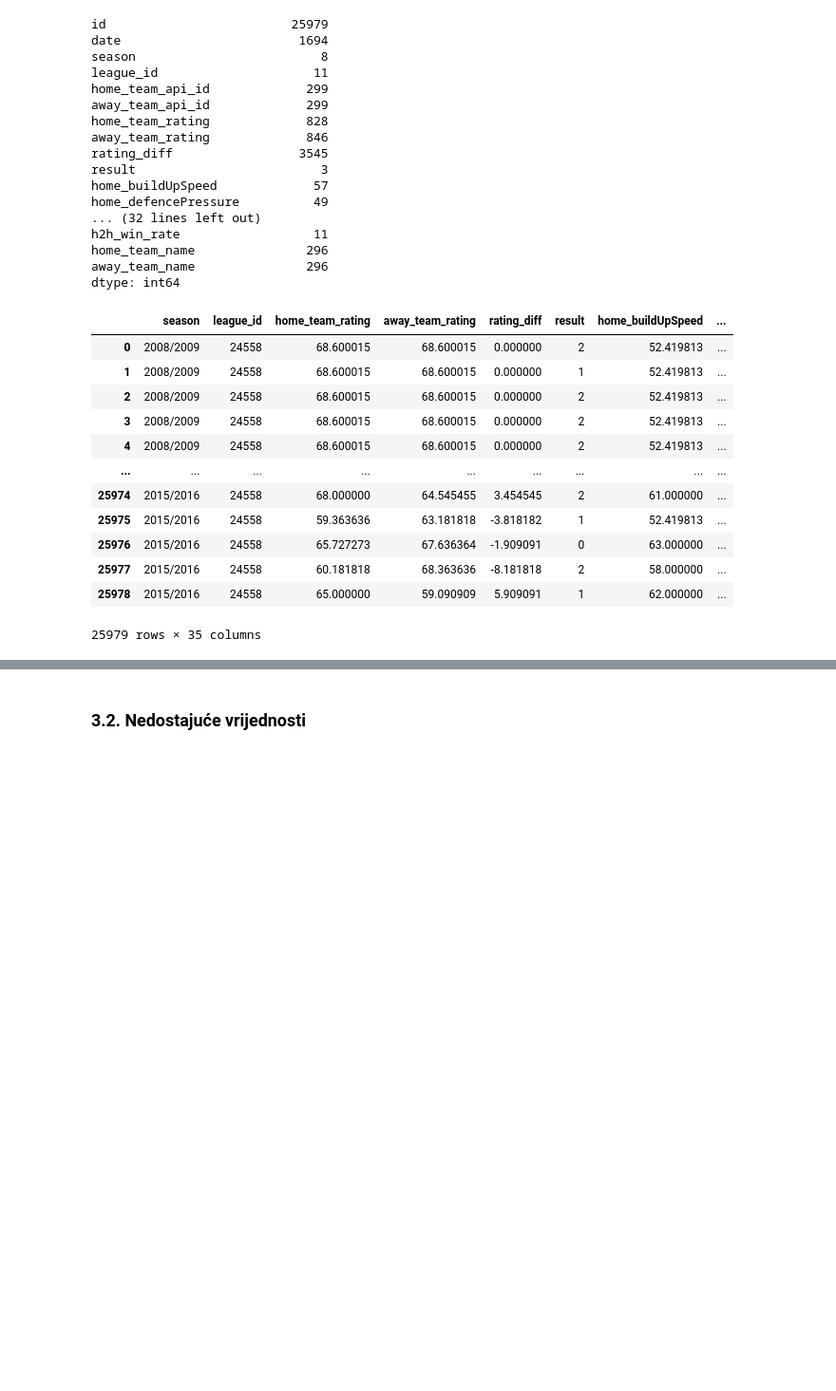
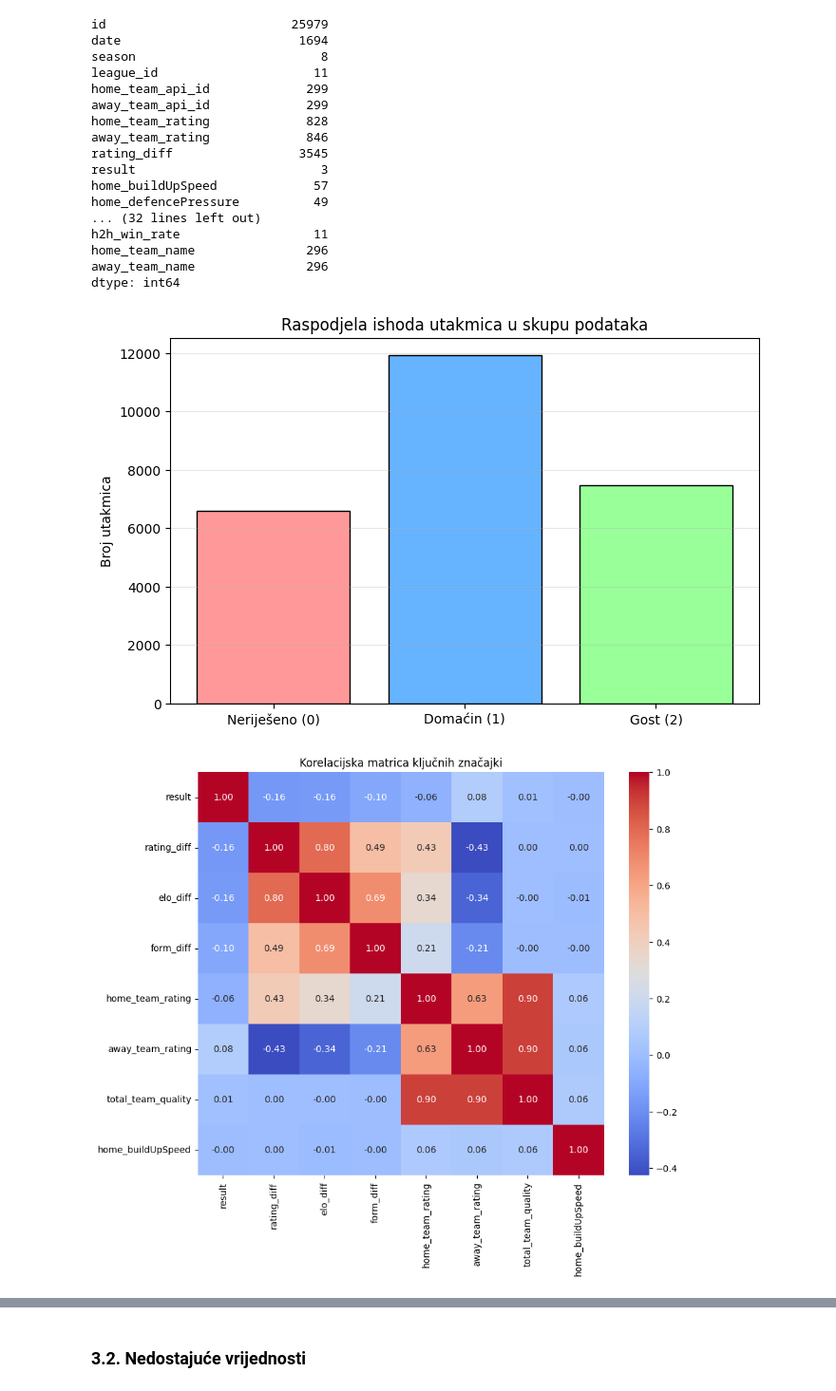
Before and after one commit to as547777/Neural-Networks-Football-Match-Prediction, a Jupyter notebook: Predviđanje ishoda nogometnih utakmica.ipynb, the cells around one changed output, grey strips where cells are left out. Shown at 95% size. Cells and saved outputs as stored; diff of their text form; code cells hidden in the pictures; blank space fills up the shorter version.

```diff
--- a/Predviđanje ishoda nogometnih utakmica.ipynb
+++ b/Predviđanje ishoda nogometnih utakmica.ipynb
@@ -732,32 +732,64 @@ dtype: int64
 # %%
 drop_cols = [
     'id',
     'date',
     'home_team_api_id',
     'away_team_api_id',
     'B365H',
     'B365D',
     'B365A',
     'BWH',
     'BWD',
     'BWA',
     'home_team_name',
     'away_team_name'
 ]
 
 model_df = glavna_df.drop(columns=drop_cols)
 model_df
+
+import matplotlib.pyplot as plt
+import seaborn as sns
+
+plt.figure(figsize=(8, 5))
+count_data = model_df['result'].value_counts().sort_index()
+labels = ['Neriješeno (0)', 'Domaćin (1)', 'Gost (2)']
+colors = ['#ff9999','#66b3ff','#99ff99']
+plt.bar(labels, count_data, color=colors, edgecolor='black')
+plt.title('Raspodjela ishoda utakmica u skupu podataka')
+plt.ylabel('Broj utakmica')
+plt.grid(axis='y', alpha=0.3)
+plt.savefig('distribucija_klasa.png', dpi=300)
+plt.show()
+
+plt.figure(figsize=(10, 8))
+cols_to_plot = ['result', 'rating_diff', 'elo_diff', 'form_diff',
+                'home_team_rating', 'away_team_rating', 'total_team_quality', 'home_buildUpSpeed']
+corr_matrix = model_df[cols_to_plot].corr()
+sns.heatmap(corr_matrix, annot=True, cmap='coolwarm', fmt=".2f")
+plt.title('Korelacijska matrica ključnih značajki')
+plt.savefig('korelacija.png', dpi=300)
+plt.show()
+
+team_id = 8634
+team_name = "FC Barcelona"
+
+home_matches = glavna_df[glavna_df['home_team_api_id'] == team_id][['date', 'home_elo_before']].rename(columns={'home_elo_before': 'elo'})
+away_matches = glavna_df[glavna_df['away_team_api_id'] == team_id][['date', 'away_elo_before']].rename(columns={'away_elo_before': 'elo'})
+
+team_elo_history = pd.concat([home_matches, away_matches]).sort_values('date')
+
+plt.figure(figsize=(12, 6))
+plt.plot(pd.to_datetime(team_elo_history['date']), team_elo_history['elo'], label=f'{team_name} ELO', color='darkblue', linewidth=2)
+plt.title(f'Kretanje ELO rejtinga kroz vrijeme ({team_name})')
+plt.xlabel('Datum')
+plt.ylabel('ELO bodovi')
+plt.grid(True, alpha=0.3)
+plt.legend()
+plt.tight_layout()
+
+plt.savefig('elo_vremenski.png', dpi=300)
+plt.show()
 # %% [output]
-|  | season | league_id | home_team_rating | away_team_rating | rating_diff | result | home_buildUpSpeed | ... |
-| 0 | 2008/2009 | 24558 | 68.600015 | 68.600015 | 0.000000 | 2 | 52.419813 | ... |
-| 1 | 2008/2009 | 24558 | 68.600015 | 68.600015 | 0.000000 | 1 | 52.419813 | ... |
-| 2 | 2008/2009 | 24558 | 68.600015 | 68.600015 | 0.000000 | 2 | 52.419813 | ... |
-| 3 | 2008/2009 | 24558 | 68.600015 | 68.600015 | 0.000000 | 2 | 52.419813 | ... |
-| 4 | 2008/2009 | 24558 | 68.600015 | 68.600015 | 0.000000 | 2 | 52.419813 | ... |
-| ... | ... | ... | ... | ... | ... | ... | ... | ... |
-| 25974 | 2015/2016 | 24558 | 68.000000 | 64.545455 | 3.454545 | 2 | 61.000000 | ... |
-| 25975 | 2015/2016 | 24558 | 59.363636 | 63.181818 | -3.818182 | 1 | 52.419813 | ... |
-| 25976 | 2015/2016 | 24558 | 65.727273 | 67.636364 | -1.909091 | 0 | 63.000000 | ... |
-| 25977 | 2015/2016 | 24558 | 60.181818 | 68.363636 | -8.181818 | 2 | 58.000000 | ... |
-| 25978 | 2015/2016 | 24558 | 65.000000 | 59.090909 | 5.909091 | 1 | 62.000000 | ... |
-25979 rows × 35 columns
+[figure, added]
+[figure, added]
```
Also changed, not shown: parts of 12 cells of this notebook, 5 other files.
